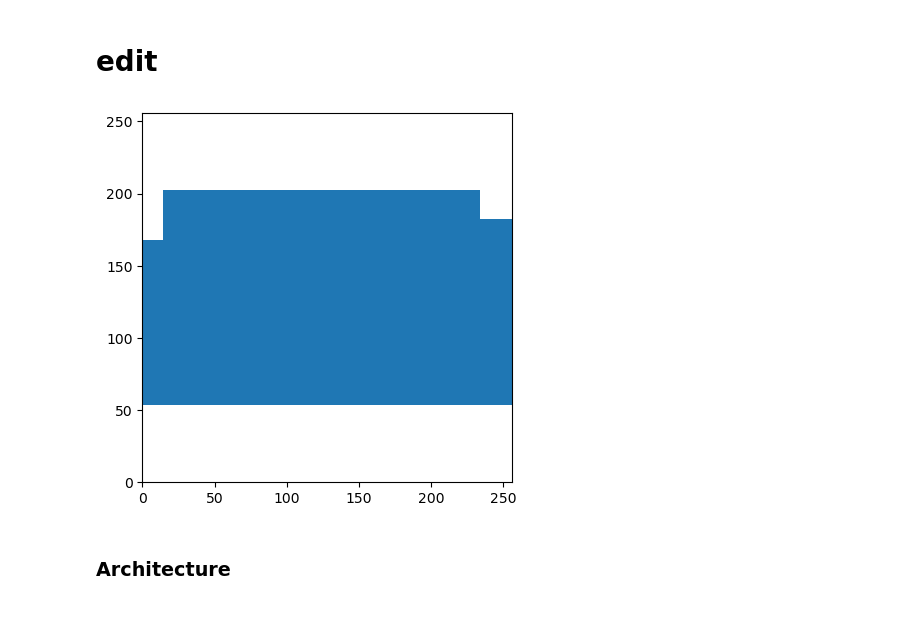
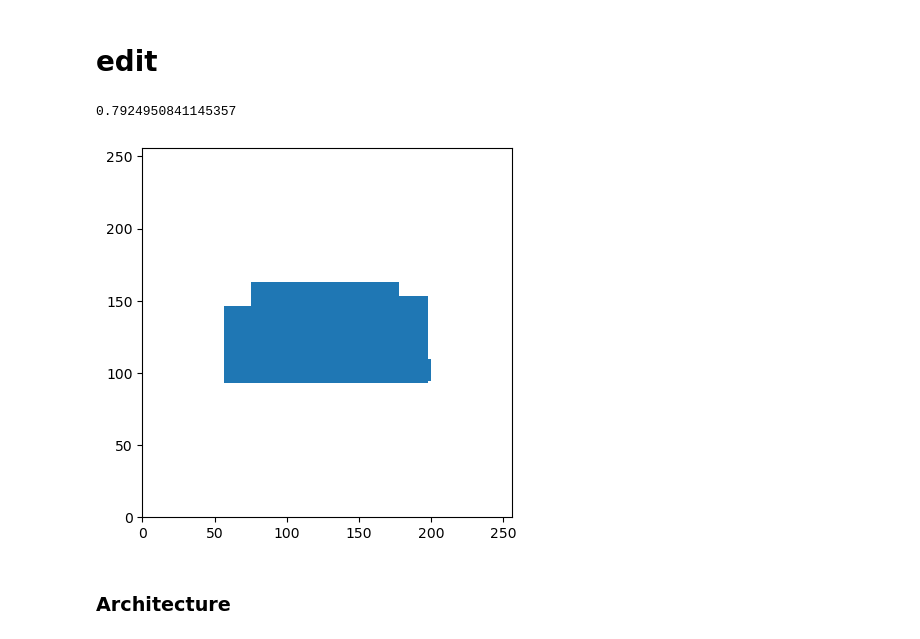
Before and after one commit to mo7amed7assan1911/Floor_Plan_Generation_using_GNNs, a Jupyter notebook: User_constrains_to_floor_plan.ipynb, the cells around one changed output. Drawn from its saved outputs; the diff is of its cells as text; code cells hidden in the pictures.

Commit message:
Trying to get the best factory based on the floor plan area

```diff
--- a/User_constrains_to_floor_plan.ipynb
+++ b/User_constrains_to_floor_plan.ipynb
@@ -321,14 +308,23 @@ plt.ylim(0, 256);
 [figure]
 # %% [markdown]
 # edit
+# %%
+# Getting the factor of scaling based on the area of the boundary
+# We got that constant based on good fitted output and the factor was 0.7 and we divded its are on that factor to get the constant.
+
+constant = 24031.942836388524
+factor = boundary_1.area / constant
+factor
+# %% [output]
+0.7924950841145357
 # %%
-factor = 1.5
+factor = 0.7
 boundary, door, bed_centroids, bath_centroids = scale_fp(boundary_1, front_door_1, room_centroids_1, bathroom_centroids_1, factor)
 gpd.GeoSeries([boundary, door]).plot();
 plt.xlim(0, 256);
 plt.ylim(0, 256);
 # %% [output]
-[figure, old version]
+[figure, new version]
 # %%
 room_centroids = [x.coords[0] for x in bed_centroids]
 bathroom_centroids = [x.coords[0] for x in bath_centroids]
```
Also changed, not shown: parts of 4 cells of this notebook.
